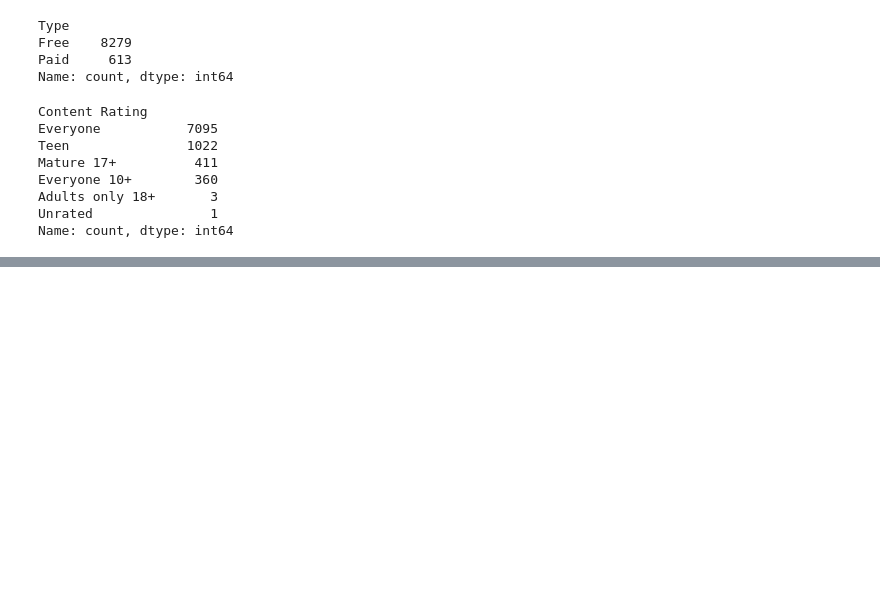
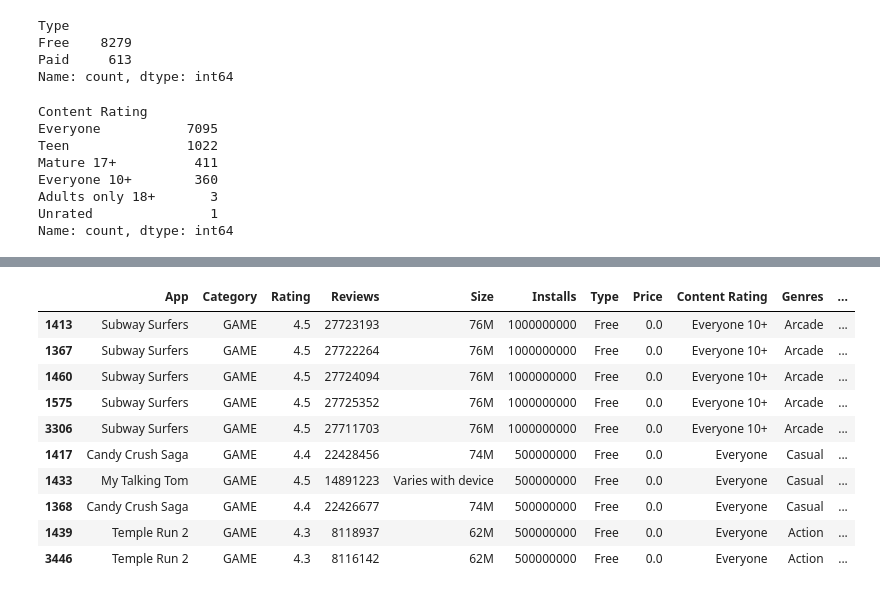
Before and after one commit to CodeRei067/data-science-2, a Jupyter notebook: Notebooks/edaVisual.ipynb, the cells around one changed output, grey strips where cells are left out. Drawn from its saved outputs; the diff is of its cells as text; code cells hidden in the pictures; blank space fills up the shorter version.

```diff
--- a/Notebooks/edaVisual.ipynb
+++ b/Notebooks/edaVisual.ipynb
@@ -107,0 +158,14 @@ Name: count, dtype: int64
+# %%
+df[df['Category'] == 'GAME'].sort_values('Installs', ascending=False).head(10)
+# %% [output]
+|  | App | Category | Rating | Reviews | Size | Installs | Type | Price | Content Rating | Genres | ... |
+| 1413 | Subway Surfers | GAME | 4.5 | 27723193 | 76M | 1000000000 | Free | 0.0 | Everyone 10+ | Arcade | ... |
+| 1367 | Subway Surfers | GAME | 4.5 | 27722264 | 76M | 1000000000 | Free | 0.0 | Everyone 10+ | Arcade | ... |
+| 1460 | Subway Surfers | GAME | 4.5 | 27724094 | 76M | 1000000000 | Free | 0.0 | Everyone 10+ | Arcade | ... |
+| 1575 | Subway Surfers | GAME | 4.5 | 27725352 | 76M | 1000000000 | Free | 0.0 | Everyone 10+ | Arcade | ... |
+| 3306 | Subway Surfers | GAME | 4.5 | 27711703 | 76M | 1000000000 | Free | 0.0 | Everyone 10+ | Arcade | ... |
+| 1417 | Candy Crush Saga | GAME | 4.4 | 22428456 | 74M | 500000000 | Free | 0.0 | Everyone | Casual | ... |
+| 1433 | My Talking Tom | GAME | 4.5 | 14891223 | Varies with device | 500000000 | Free | 0.0 | Everyone | Casual | ... |
+| 1368 | Candy Crush Saga | GAME | 4.4 | 22426677 | 74M | 500000000 | Free | 0.0 | Everyone | Casual | ... |
+| 1439 | Temple Run 2 | GAME | 4.3 | 8118937 | 62M | 500000000 | Free | 0.0 | Everyone | Action | ... |
+| 3446 | Temple Run 2 | GAME | 4.3 | 8116142 | 62M | 500000000 | Free | 0.0 | Everyone | Action | ... |
```
Also changed, not shown: parts of 8 cells of this notebook.
